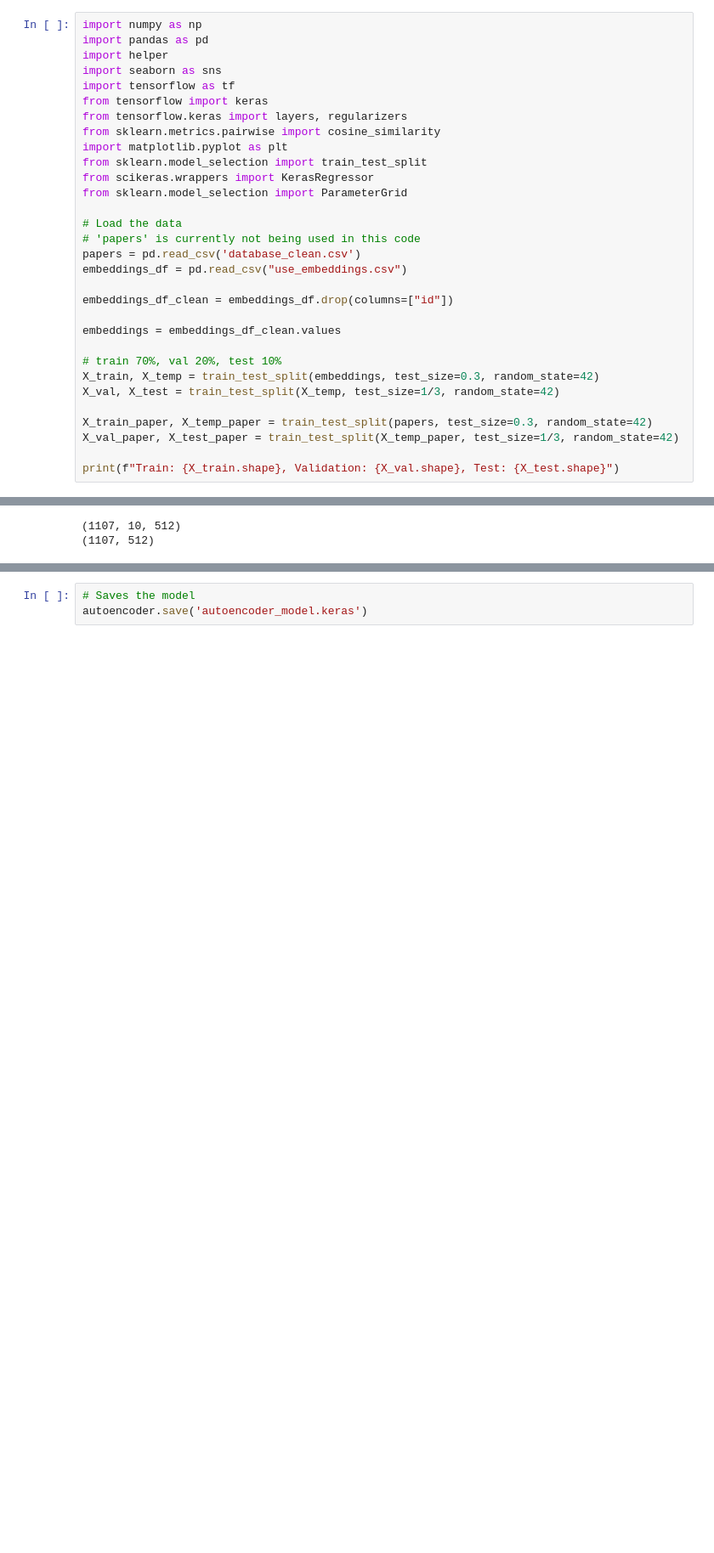
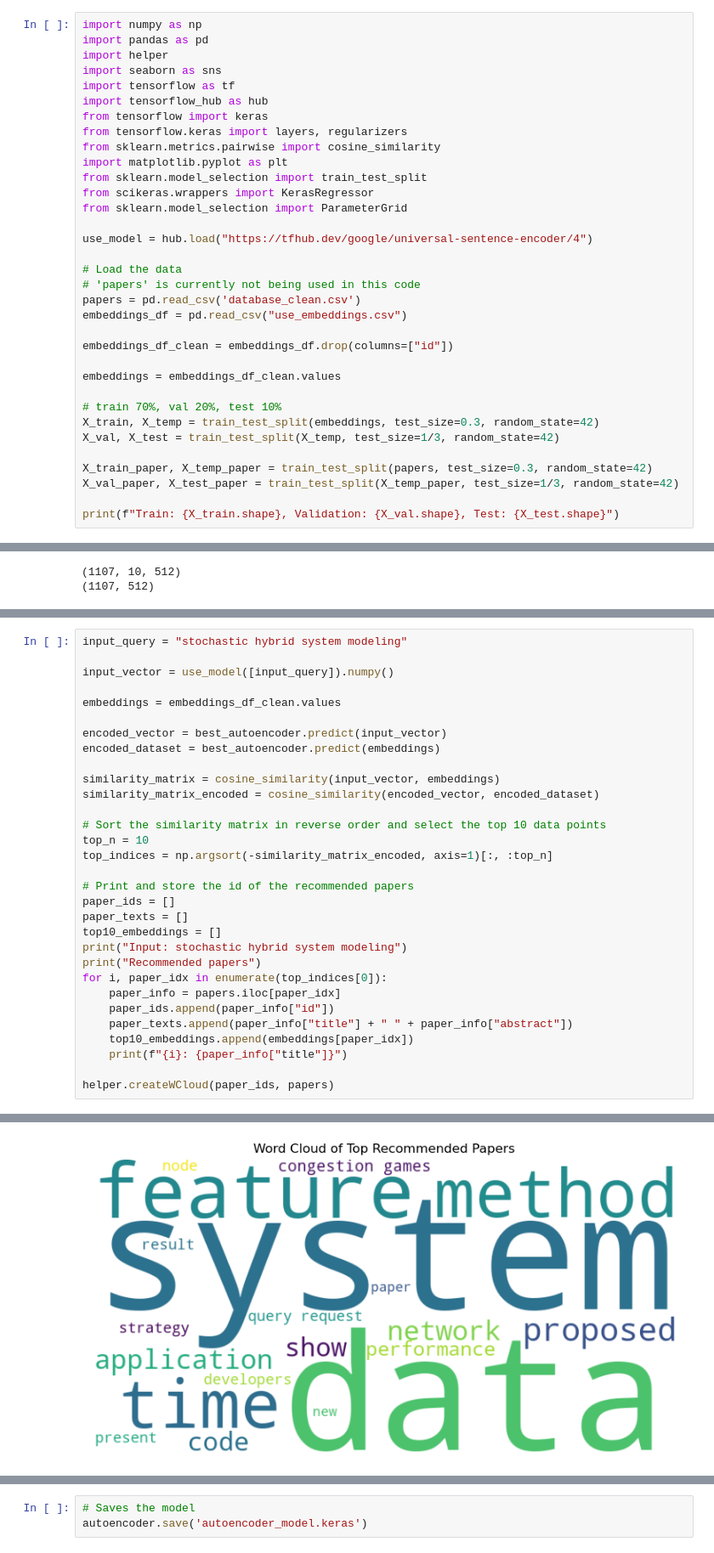
Before and after one commit to sdhanraj-1/ECE9309_MachineLearningProject, a Jupyter notebook: AutoEncoder/AutoEncoderRecommender.ipynb, the cells around one changed output, grey strips where cells are left out. Shown at 85% size. Saved outputs shown, nothing was run; the diff lists cells and outputs as text; blank space fills up the shorter version.

```diff
--- a/AutoEncoder/AutoEncoderRecommender.ipynb
+++ b/AutoEncoder/AutoEncoderRecommender.ipynb
@@ -4,6 +4,7 @@ import pandas as pd
 import helper
 import seaborn as sns
 import tensorflow as tf
+import tensorflow_hub as hub
 from tensorflow import keras
 from tensorflow.keras import layers, regularizers
 from sklearn.metrics.pairwise import cosine_similarity
@@ -11,6 +12,8 @@ import matplotlib.pyplot as plt
 from sklearn.model_selection import train_test_split
 from scikeras.wrappers import KerasRegressor
 from sklearn.model_selection import ParameterGrid
+
+use_model = hub.load("https://tfhub.dev/google/universal-sentence-encoder/4")
 
 # Load the data
 # 'papers' is currently not being used in this code
@@ -415,0 +432,32 @@ helper.plot_pearson_correlation(correlation_mean, correlation_median)
+# %%
+input_query = "stochastic hybrid system modeling"
+
+input_vector = use_model([input_query]).numpy()
+
+embeddings = embeddings_df_clean.values
+
+encoded_vector = best_autoencoder.predict(input_vector)
+encoded_dataset = best_autoencoder.predict(embeddings)
+
+similarity_matrix = cosine_similarity(input_vector, embeddings)
+similarity_matrix_encoded = cosine_similarity(encoded_vector, encoded_dataset)
+
+# Sort the similarity matrix in reverse order and select the top 10 data points
+top_n = 10
+top_indices = np.argsort(-similarity_matrix_encoded, axis=1)[:, :top_n]
+
+# Print and store the id of the recommended papers
+paper_ids = []
+paper_texts = []
+top10_embeddings = []
+print("Input: stochastic hybrid system modeling")
+print("Recommended papers")
+for i, paper_idx in enumerate(top_indices[0]):
+    paper_info = papers.iloc[paper_idx]
+    paper_ids.append(paper_info["id"])
+    paper_texts.append(paper_info["title"] + " " + paper_info["abstract"])
+    top10_embeddings.append(embeddings[paper_idx])
+    print(f"{i}: {paper_info["title"]}")
+
+helper.createWCloud(paper_ids, papers)
+# %% [output]
@@ -415,0 +478 @@ helper.plot_pearson_correlation(correlation_mean, correlation_median)
+[figure, added]
```
Also changed, not shown: parts of 13 cells of this notebook, 4 other files.
